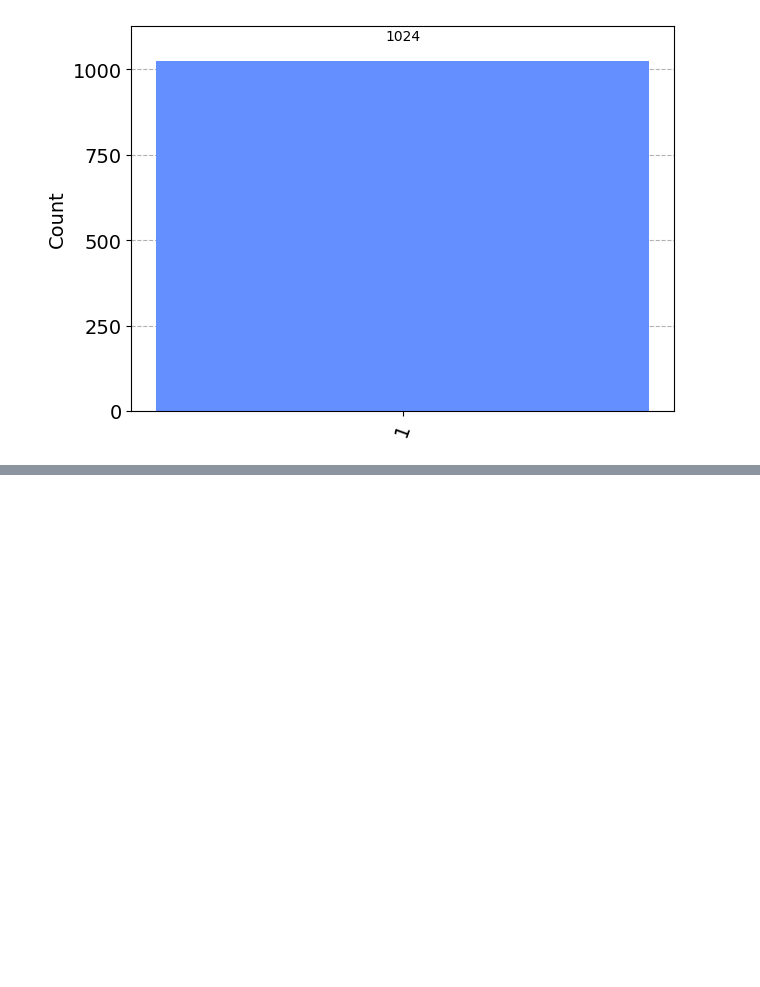
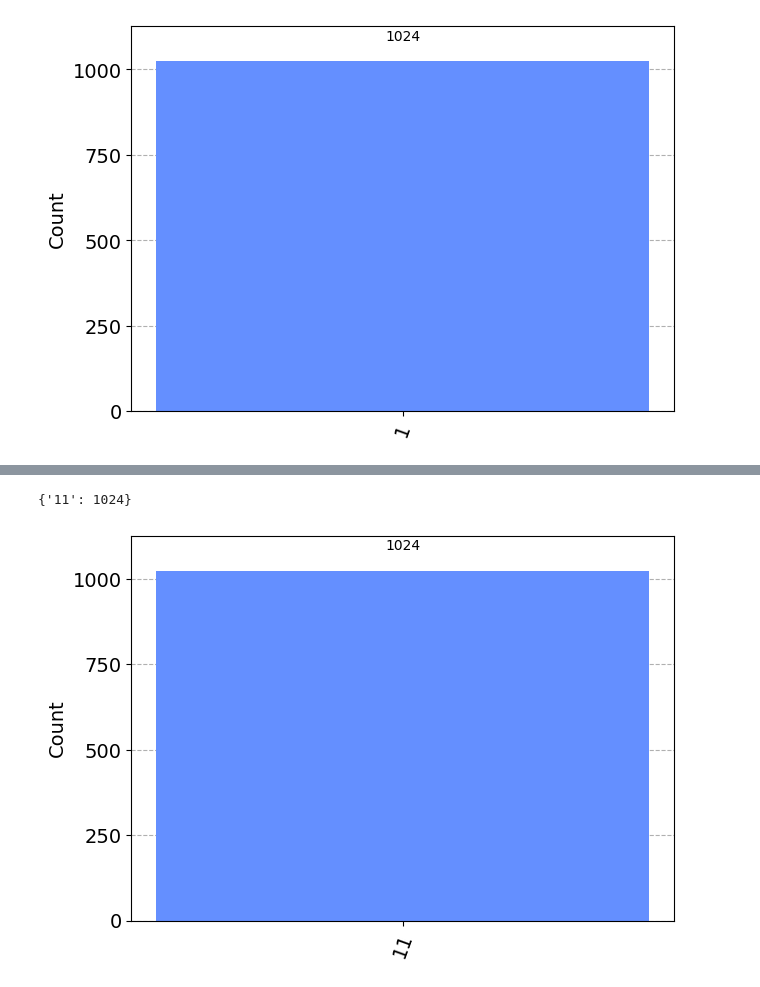
Before and after one commit to w0v5eu8/Examples, a Jupyter notebook: QC_Practice.ipynb, the cells around one changed output, grey strips where cells are left out. Drawn from its saved outputs; the diff is of its cells as text; code cells hidden in the pictures; blank space fills up the shorter version.

```diff
--- a/QC_Practice.ipynb
+++ b/QC_Practice.ipynb
@@ -514,0 +363,10 @@ qc.draw()
+# %%
+backend = Aer.get_backend('qasm_simulator')
+results = execute(circuit, backend).result()
+counts = results.get_counts()
+
+print(counts)
+plot_histogram(counts)
+# %% [output]
+{'11': 1024}
+[figure, added]
```
Also changed, not shown: parts of 7 cells of this notebook, 1 other file.
